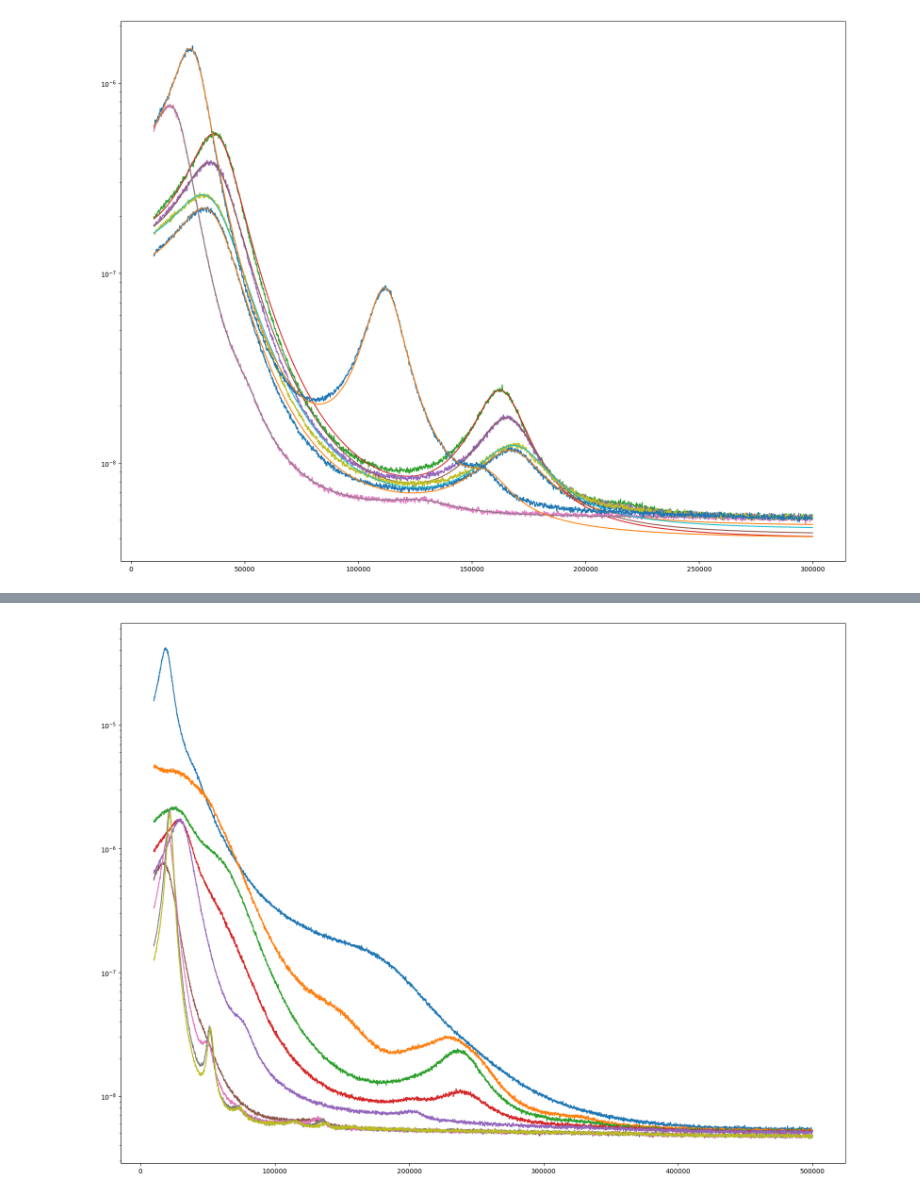
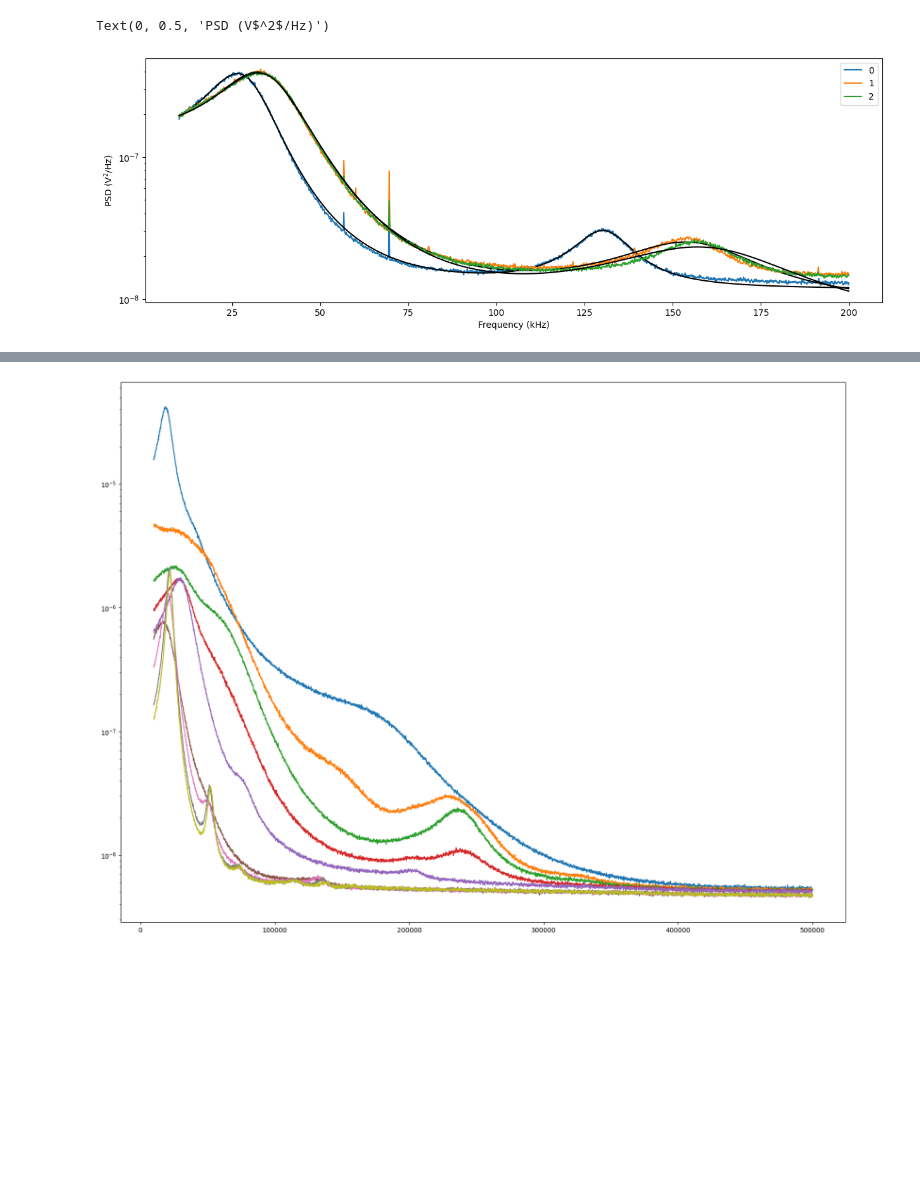
Before and after one commit to tompenny/SIMPLE_MASTQG_diamond, a Jupyter notebook: Particle frequencies.ipynb, the cells around one changed output, grey strips where cells are left out. Cells and saved outputs as stored; diff of their text form; code cells hidden in the pictures; blank space fills up the shorter version.

```diff
--- a/Particle frequencies.ipynb
+++ b/Particle frequencies.ipynb
@@ -80,0 +133,9 @@ plt.ylim(0, 300000)
+# %%
+plt.figure(figsize = (15, 5))
+lb = int(200000*nps_frac)
+ub = int(300000*nps_frac)
+plt.plot(PSDx[0][lb:ub], PSDx[1][lb:ub])
+plt.plot(PSDx[0][lb:ub], fitted[lb:ub])
+plt.yscale('log')
+plt.xlabel('Frequency (kHz)')
+plt.ylabel('PSD (V$^2$/Hz)')
@@ -80,0 +145,18 @@ plt.ylim(0, 300000)
+# %%
+PSDs3 = []
+fit_l3 = []
+fitted_l3 = []
+for i in range(1,4):
+    filename = 'D:/Lab Data/diamond/240521/Mass/Particle '+str(i)+'/'
+    data = sio.loadmat(filename + 'NoChargeNoDrive.mat')
+    tt = np.transpose(data['D'])[0]
+    fs = int(1/data['Tinterval'][0][0])
+    PSD = scisig.welch(tt, fs = fs, nperseg = int(nps_frac*fs))
+    PSDs3.append(PSD[1])
+    lb = int(10000*nps_frac)
+    ub = int(300000*nps_frac)
+    fit, cov = opt.curve_fit(au.double_Linewidth2, PSD[0][lb:ub], PSD[1][lb:ub], p0 = [10**11, 25000, 10000, 10**11, 140000, 10000, 12*10**(-9)])
+    fitted = au.double_Linewidth2(PSD[0], *fit)
+    fit_l3.append(fit)
+    fitted_l3.append(fitted)
+PSD_freq3 = PSD[0]
@@ -81,10 +179,14 @@ plt.ylim(0, 300000)
 # %%
-plt.figure(figsize = (20, 15))
+plt.figure(figsize = (15, 5))
 lb = int(10000*nps_frac)
-ub = int(300000*nps_frac)
-for n, PSD in enumerate(PSDs):
-    plt.plot(PSD_freq[lb:ub], PSD[lb:ub])
-    plt.plot(PSD_freq[lb:ub], fitted_l[n][lb:ub])
+ub = int(200000*nps_frac)
+for n, PSD in enumerate(PSDs3):
+    plt.plot(PSD_freq3[lb:ub]/1000, PSD[lb:ub], label = str(n))
+    plt.plot(PSD_freq3[lb:ub]/1000, fitted_l3[n][lb:ub], 'k')
 plt.yscale('log')
+plt.legend()
+plt.xlabel('Frequency (kHz)')
+plt.ylabel('PSD (V$^2$/Hz)')
 # %% [output]
+Text(0, 0.5, 'PSD (V$^2$/Hz)')
-[figure, old version]
+[figure, new version]
```
Also changed, not shown: parts of 13 cells of this notebook.
